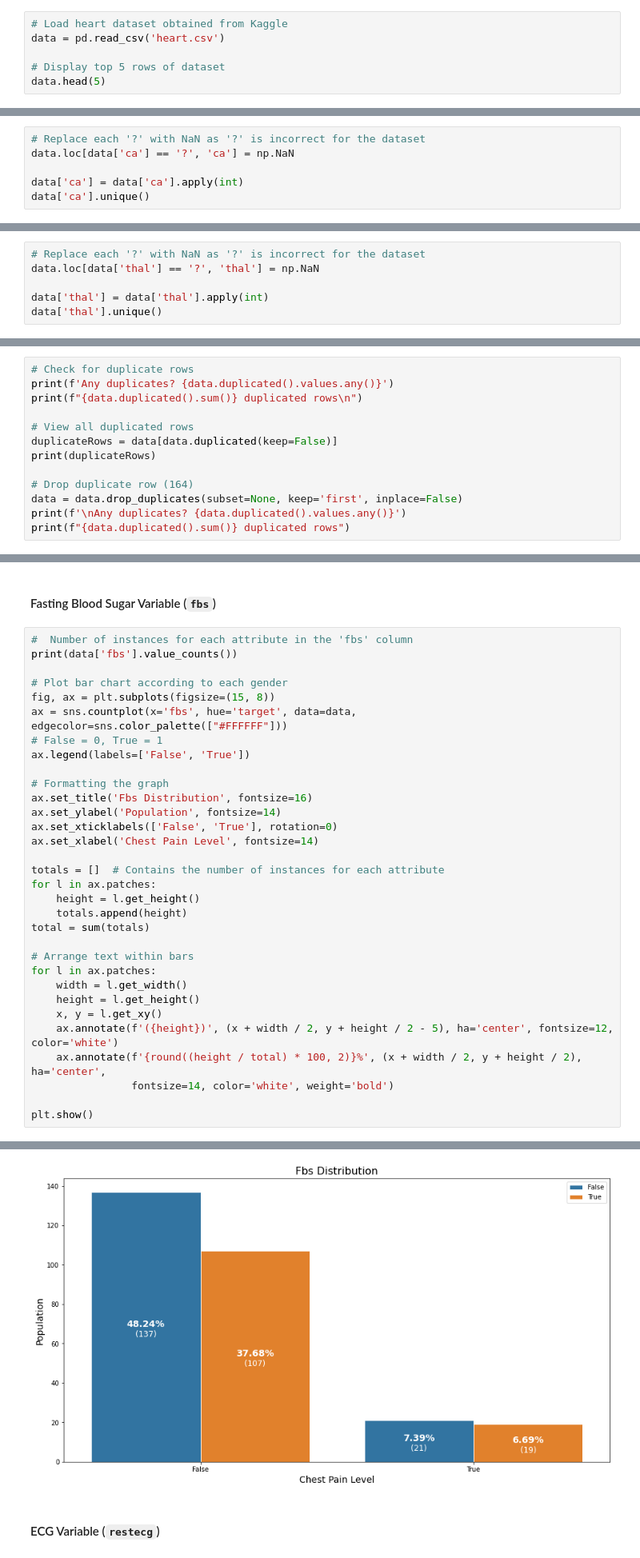
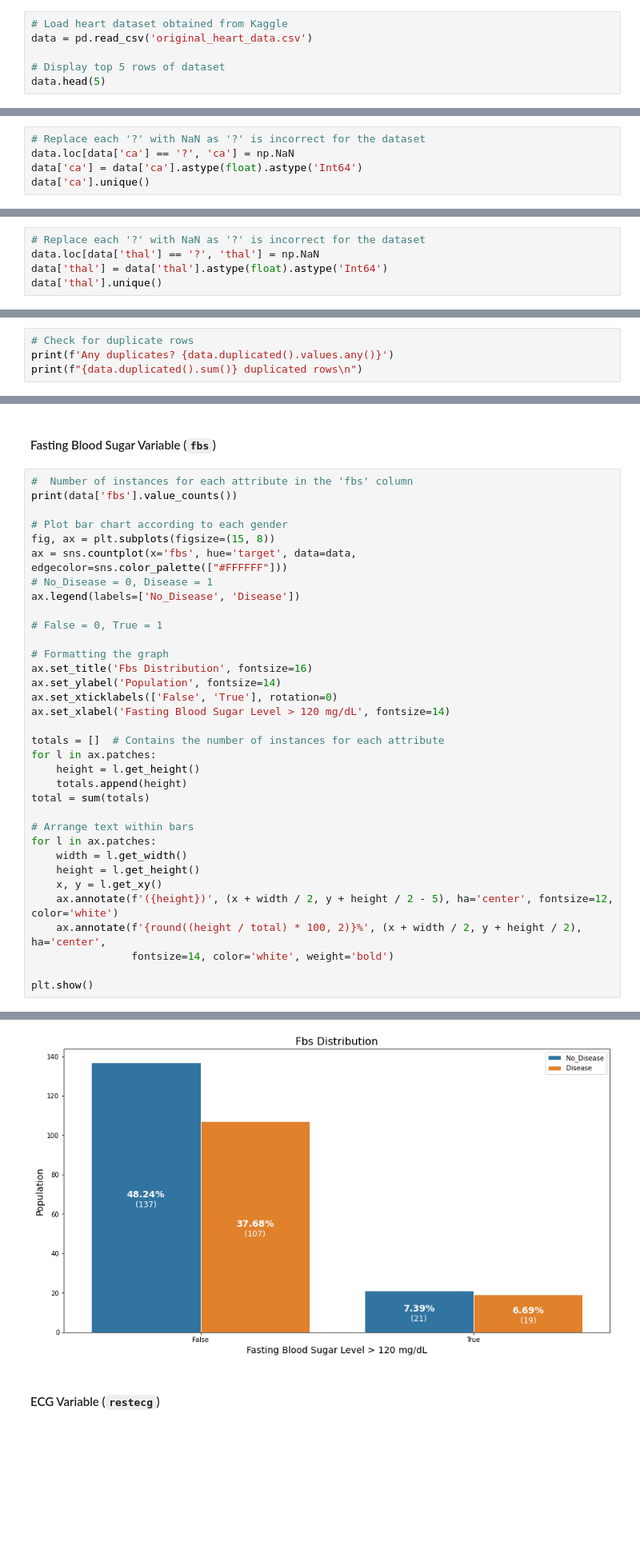
Before and after one commit to Forum-123/Predictive-Heart-Disease-Model, a Jupyter notebook: Data Analysis/1. Data Exploration and Cleaning.ipynb, the cells around one changed output, grey strips where cells are left out. Shown at 80% size. Drawn from its saved outputs; the diff is of its cells as text; blank space fills up the shorter version.

```diff
--- a/Data Analysis/1. Data Exploration and Cleaning.ipynb
+++ b/Data Analysis/1. Data Exploration and Cleaning.ipynb
@@ -17,7 +17,7 @@ pd.set_option('display.max_columns', None)
 ## 2. Data Cleaning
 # %%
 # Load heart dataset obtained from Kaggle
-data = pd.read_csv('heart.csv')
+data = pd.read_csv('original_heart_data.csv')
 
 # Display top 5 rows of dataset
 data.head(5)
@@ -111,7 +111,6 @@ data[data['ca'] == '?']
 # %%
 # Replace each '?' with NaN as '?' is incorrect for the dataset
 data.loc[data['ca'] == '?', 'ca'] = np.NaN
-
-data['ca'] = data['ca'].apply(int)
+data['ca'] = data['ca'].astype(float).astype('Int64')
 data['ca'].unique()
 # %% [output]
@@ -142,7 +143,6 @@ data[data['thal'] == '?']
 # %%
 # Replace each '?' with NaN as '?' is incorrect for the dataset
 data.loc[data['thal'] == '?', 'thal'] = np.NaN
-
-data['thal'] = data['thal'].apply(int)
+data['thal'] = data['thal'].astype(float).astype('Int64')
 data['thal'].unique()
 # %% [output]
@@ -191,15 +196,6 @@ array([0, 1], dtype=int64)
 # Check for duplicate rows
 print(f'Any duplicates? {data.duplicated().values.any()}')
 print(f"{data.duplicated().sum()} duplicated rows\n")
-
-# View all duplicated rows
-duplicateRows = data[data.duplicated(keep=False)]
-print(duplicateRows)
-
-# Drop duplicate row (164)
-data = data.drop_duplicates(subset=None, keep='first', inplace=False)
-print(f'\nAny duplicates? {data.duplicated().values.any()}')
-print(f"{data.duplicated().sum()} duplicated rows")
 # %% [output]
 Any duplicates? False
 0 duplicated rows
@@ -590,36 +596,38 @@ print(data['fbs'].value_counts())
 # Plot bar chart according to each gender
 fig, ax = plt.subplots(figsize=(15, 8))
 ax = sns.countplot(x='fbs', hue='target', data=data, edgecolor=sns.color_palette(["#FFFFFF"]))
+# No_Disease = 0, Disease = 1
+ax.legend(labels=['No_Disease', 'Disease'])
+
 # False = 0, True = 1
-ax.legend(labels=['False', 'True'])
 
 # Formatting the graph
 ax.set_title('Fbs Distribution', fontsize=16)
 ax.set_ylabel('Population', fontsize=14)
 ax.set_xticklabels(['False', 'True'], rotation=0)
-ax.set_xlabel('Chest Pain Level', fontsize=14)
+ax.set_xlabel('Fasting Blood Sugar Level > 120 mg/dL', fontsize=14)
 
 totals = []  # Contains the number of instances for each attribute
 for l in ax.patches:
     height = l.get_height()
     totals.append(height)
 total = sum(totals)
 
 # Arrange text within bars
 for l in ax.patches:
     width = l.get_width()
     height = l.get_height()
     x, y = l.get_xy()
     ax.annotate(f'({height})', (x + width / 2, y + height / 2 - 5), ha='center', fontsize=12, color='white')
     ax.annotate(f'{round((height / total) * 100, 2)}%', (x + width / 2, y + height / 2), ha='center',
                 fontsize=14, color='white', weight='bold')
 
 plt.show()
 # %% [output]
 0    244
 1     40
 Name: fbs, dtype: int64
-[figure, old version]
+[figure, new version]
 # %% [markdown]
 #### ECG Variable (`restecg`)
 # %%
```
Also changed, not shown: parts of 19 cells of this notebook, 38 other files.
